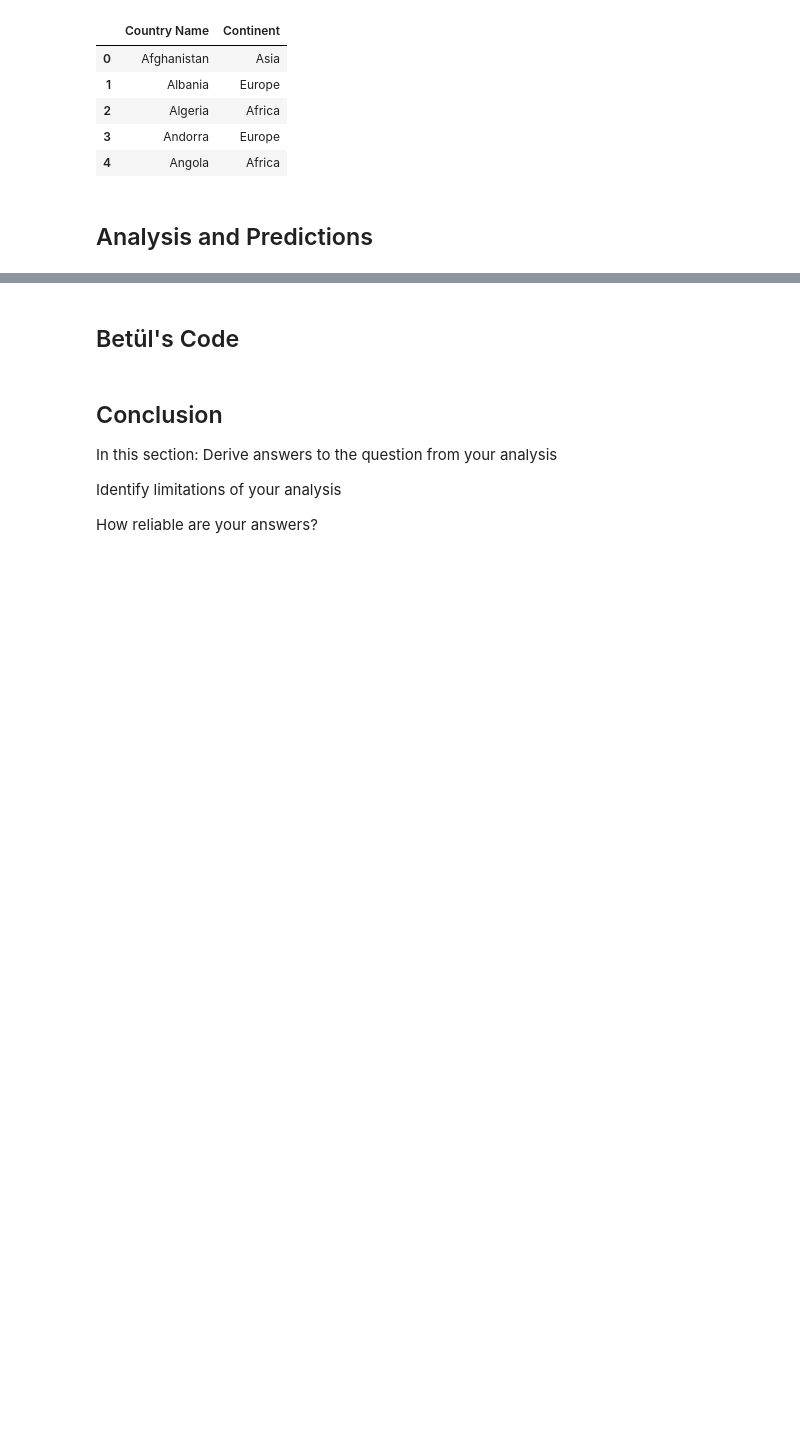
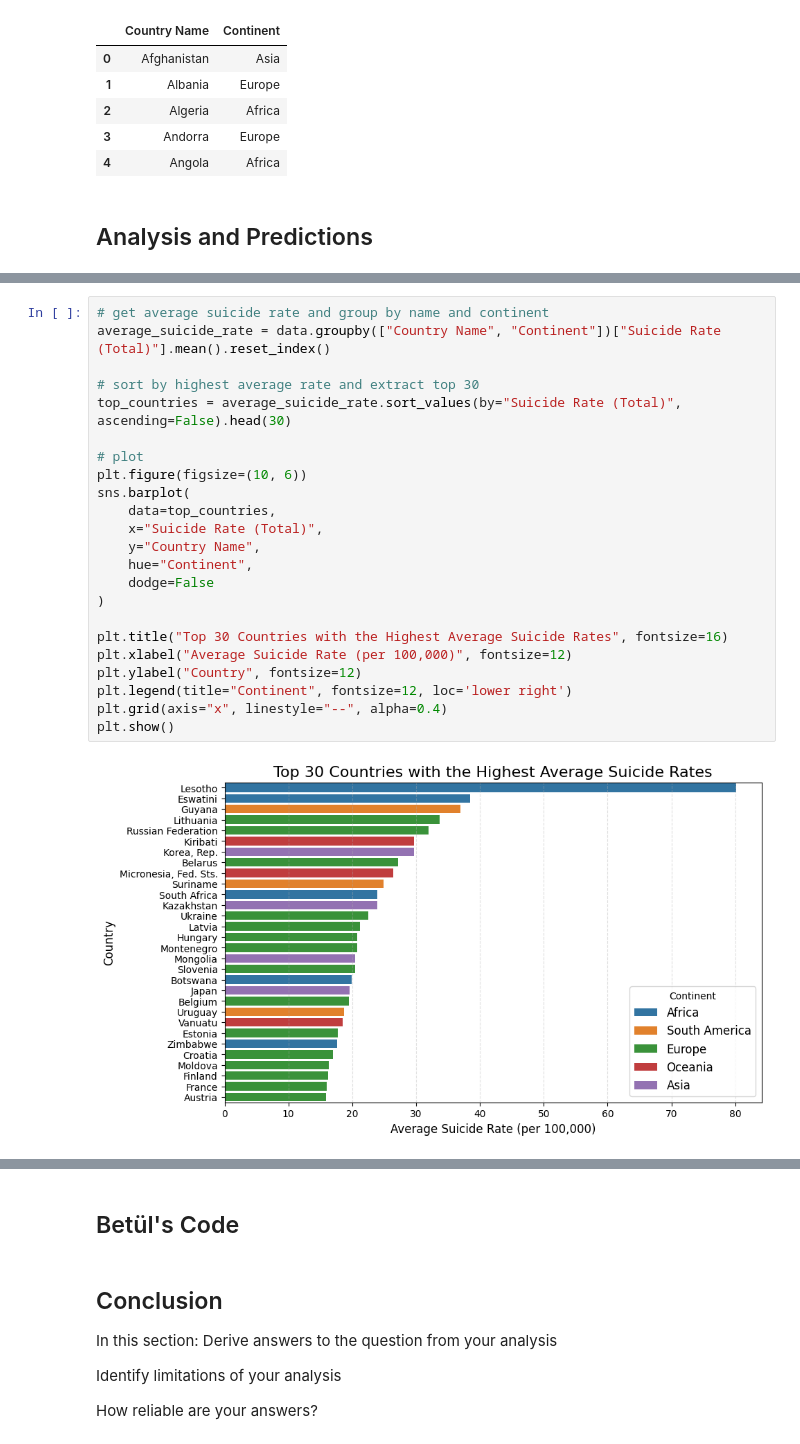
Before and after one commit to CU-F24-MDSSB-01-Concepts-Tools/FinalProject_7, a Jupyter notebook: report.ipynb, the cells around one changed output, grey strips where cells are left out. Cells and saved outputs as stored; diff of their text form; blank space fills up the shorter version.

```diff
--- a/report.ipynb
+++ b/report.ipynb
@@ -433,0 +436,25 @@ data[['Country Name', 'Continent']].head()
+# %%
+# get average suicide rate and group by name and continent
+average_suicide_rate = data.groupby(["Country Name", "Continent"])["Suicide Rate (Total)"].mean().reset_index()
+
+# sort by highest average rate and extract top 30
+top_countries = average_suicide_rate.sort_values(by="Suicide Rate (Total)", ascending=False).head(30)
+
+# plot
+plt.figure(figsize=(10, 6))
+sns.barplot(
+    data=top_countries,
+    x="Suicide Rate (Total)",
+    y="Country Name",
+    hue="Continent",
+    dodge=False
+)
+
+plt.title("Top 30 Countries with the Highest Average Suicide Rates", fontsize=16)
+plt.xlabel("Average Suicide Rate (per 100,000)", fontsize=12)
+plt.ylabel("Country", fontsize=12)
+plt.legend(title="Continent", fontsize=12, loc='lower right')
+plt.grid(axis="x", linestyle="--", alpha=0.4)
+plt.show()
+# %% [output]
+[figure, added]
```
Also changed, not shown: parts of 15 cells of this notebook.
